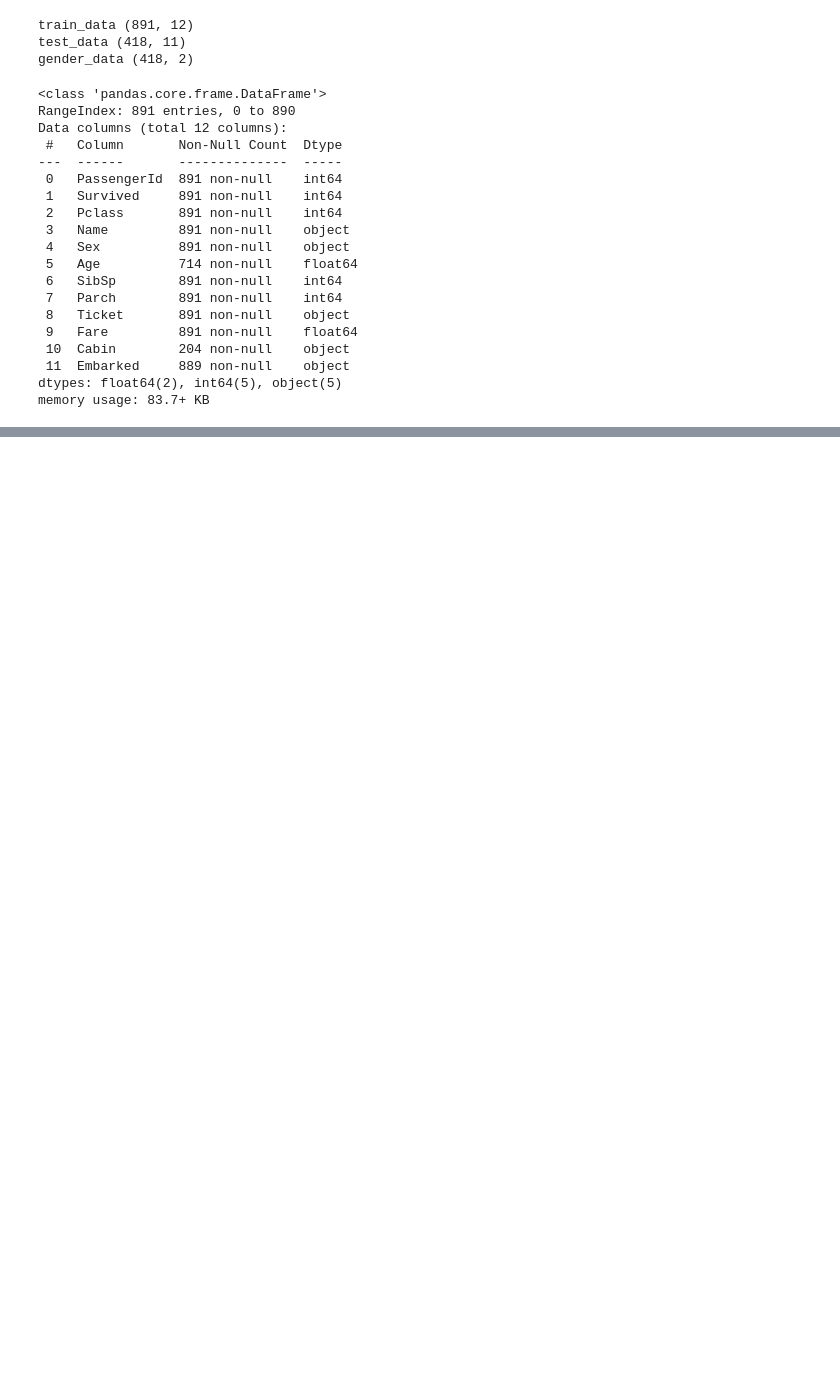
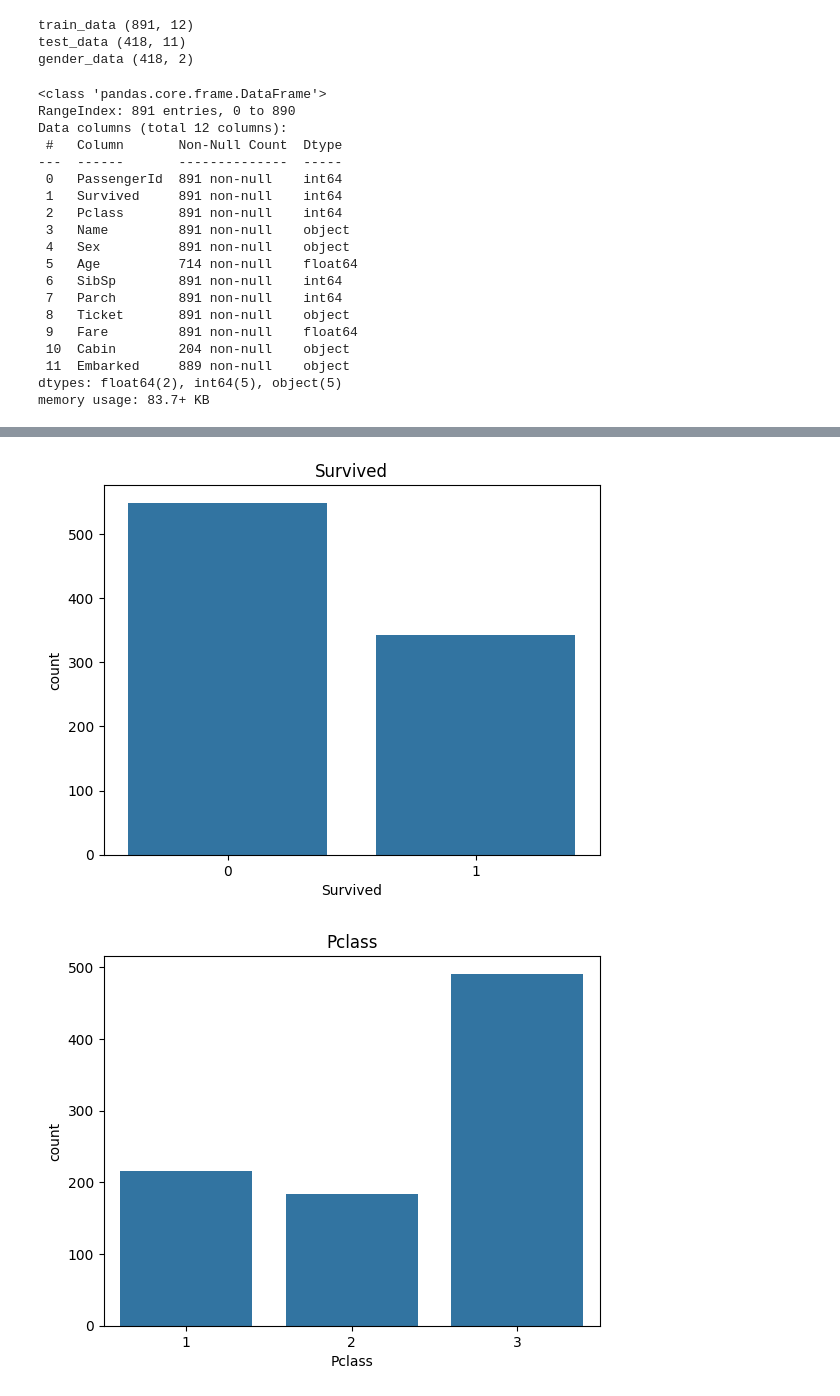
Before and after one commit to RAntony41/Kaggle_Titanic, a Jupyter notebook: Show_data.ipynb, the cells around one changed output, grey strips where cells are left out. Drawn from its saved outputs; the diff is of its cells as text; code cells hidden in the pictures; blank space fills up the shorter version.

```diff
--- a/Show_data.ipynb
+++ b/Show_data.ipynb
@@ -50,0 +116,9 @@ train_data.describe()
+# %%
+# categorical data
+for i in data_cat.columns:
+    sns.barplot(data_cat[i].value_counts())
+    plt.title(i)
+    plt.show()
+# %% [output]
+[figure, added]
+[figure, added]
```
Also changed, not shown: parts of 11 cells of this notebook.
